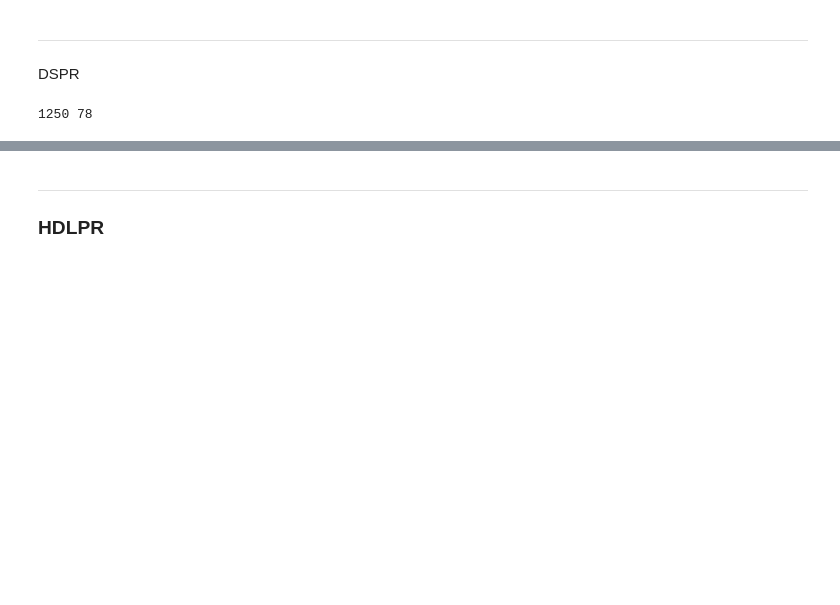
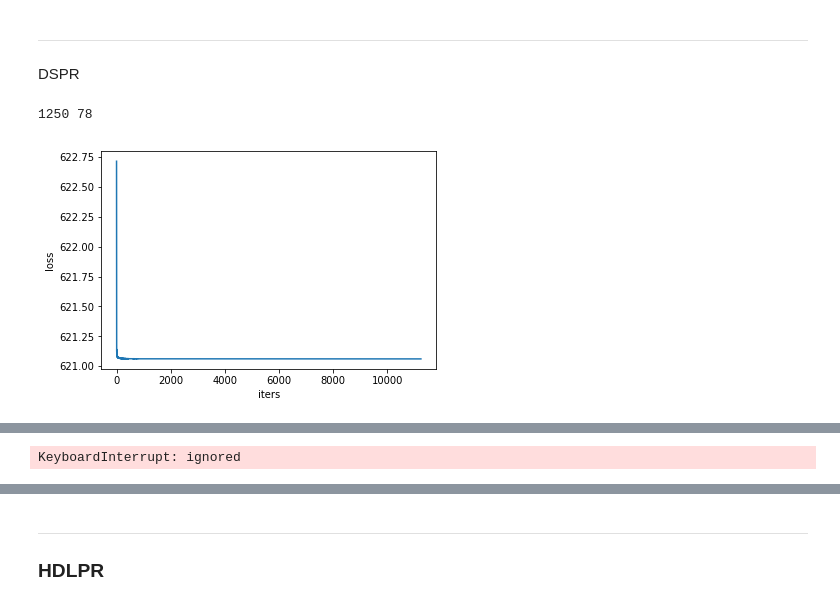
Before and after one commit to bobrovskayaa/learning-deep-learning, a Jupyter notebook: homeworks/journal-club/article_realization.ipynb, the cells around one changed output, grey strips where cells are left out. Saved outputs shown, nothing was run; the diff lists cells and outputs as text; code cells hidden in the pictures; blank space fills up the shorter version.

```diff
--- a/homeworks/journal-club/article_realization.ipynb
+++ b/homeworks/journal-club/article_realization.ipynb
@@ -16,5 +23,8 @@ from torch import nn, optim, tensor
 # %% [markdown]
 Выкачиваем выборку
 # %%
-del_df = pd.read_csv('./delicious/user_taggedbookmarks.dat',
-                     sep='\t', nrows=200000)
+del_df = pd.read_csv(
+    'https://raw.githubusercontent.com/bobrovskayaa/learning-deep-learning/journal-club/homeworks/journal-club/delicious/user_taggedbookmarks.dat',
+    sep='\t',
+    nrows=200000
+)
@@ -182,19 +199,20 @@ class DSPRLoss(nn.Module):
 _____
 DSPR
 # %%
-from tensorboardX import SummaryWriter
-from datetime import datetime
-import os
+# from tensorboardX import SummaryWriter
+# from datetime import datetime
+# import os
 
-experiment_title = 'delicious-DSPR'
-experiment_name = "{}_{}".format(experiment_title, datetime.now().strftime("%d.%m.%Y-%H.%M.%S"))
-writer = SummaryWriter(log_dir=os.path.join("./logs", experiment_name))
+# experiment_title = 'delicious-DSPR'
+# experiment_name = "{}_{}".format(experiment_title, datetime.now().strftime("%d.%m.%Y-%H.%M.%S"))
+# writer = SummaryWriter(log_dir=os.path.join("./logs", experiment_name))
 
 model_dspr = DSPR(n_items)
+model_dspr = model_dspr.to(device)
+
 criterion_dspr = DSPRLoss()
 opt_dspr = optim.SGD(model_dspr.parameters(), lr = 0.005) #optim.Adam(model_dspr.parameters(), lr=0.0002)
 # %%
-BATCH_SIZE = 128
 print(train.shape[0] // BATCH_SIZE, val.shape[0] // BATCH_SIZE)
 # %% [output]
 1250 78
@@ -204,6 +222,9 @@ n_batches = train.shape[0] // BATCH_SIZE
 n_batches_val = val.shape[0] // BATCH_SIZE
 n_iters_total = 0
 n_iters_total_val = 0
+
+losses = []
+losses_val = []
 
 for epoch in range(n_epochs):
     running_loss = 0.
@@ -220,34 +241,44 @@ for epoch in range(n_epochs):
         pos_items = model_dspr(pos_items_init)
         loss = criterion_dspr(user, pos_items)
 
         # optimize
         opt_dspr.zero_grad()
         loss.backward()
         opt_dspr.step()
 
         running_loss += loss.item()
 
         # dump statistics
-        writer.add_scalar("train/loss", loss.item(), global_step=n_iters_total)
+        # writer.add_scalar("train/loss", loss.item(), global_step=n_iters_total)
+        losses.append(loss.item())
         n_iters_total += 1
 
     model_dspr.eval()
     with torch.no_grad():
         for i in tqdm_notebook(range(n_batches_val)):
             # unpack batch
             anchors_init, pos_items_init, _ = generate_model_input(
                 val, user_column, item_column
             )
 
             # forward
-            user, pos_items = model_dspr(anchors_init, pos_items_init)
+            user = model_dspr(anchors_init)
+            pos_items = model_dspr(pos_items_init)
             loss = criterion_dspr(user, pos_items)
 
             running_val_loss += loss.item()
 
             # dump statistics
-            writer.add_scalar("val/loss", loss.item(), global_step=n_iters_total_val)
+            # writer.add_scalar("val/loss", loss.item(), global_step=n_iters_total_val)
+            losses_val.append(loss.item())
             n_iters_total_val += 1
 
-    print("[epoch {}] loss: {:.3} val loss: {:.3}".format(epoch, running_loss / n_batches, running_val_loss / n_batches_val))
+    clear_output(True)
+    plt.plot(losses)
+    plt.xlabel("iters")
+    plt.ylabel("loss");
+    plt.show()
+
+    print("[epoch {}] loss: {} val loss: {}".format(epoch, running_loss / n_batches, running_val_loss / n_batches_val))
 # %% [output]
+[figure, added]
@@ -254 +286,2 @@ for epoch in range(n_epochs):
 [interactive output not drawn]
+KeyboardInterrupt: ignored
```
Also changed, not shown: parts of 57 cells of this notebook.
